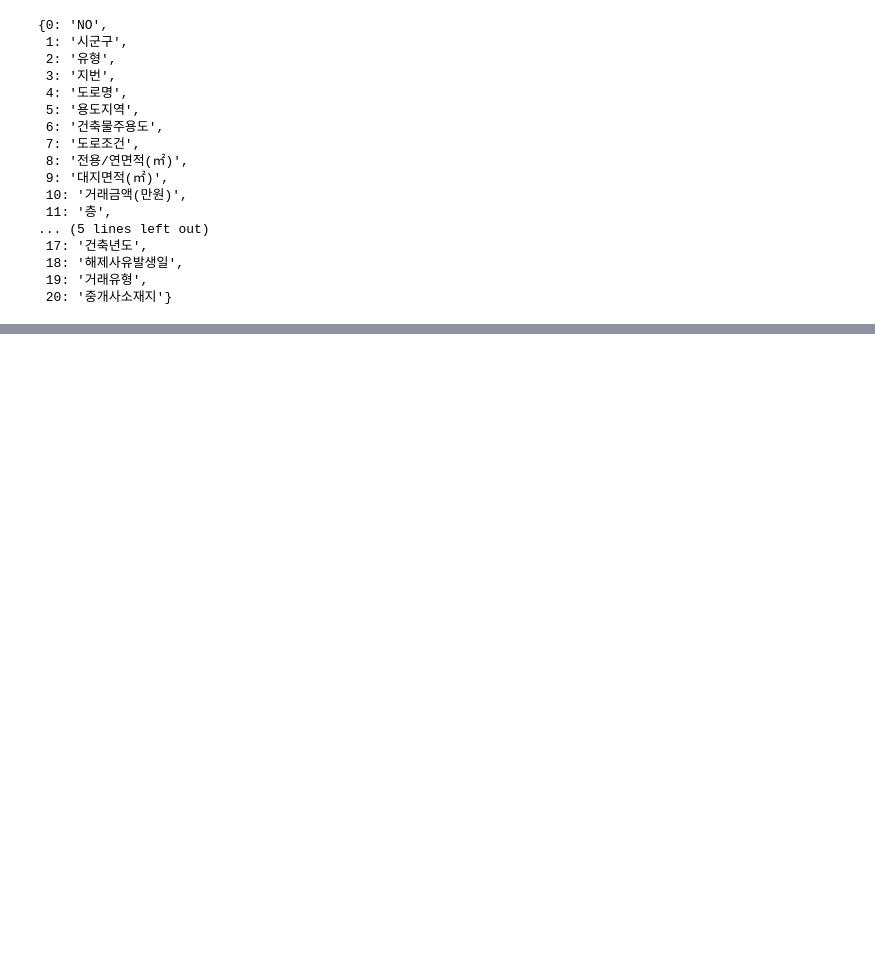
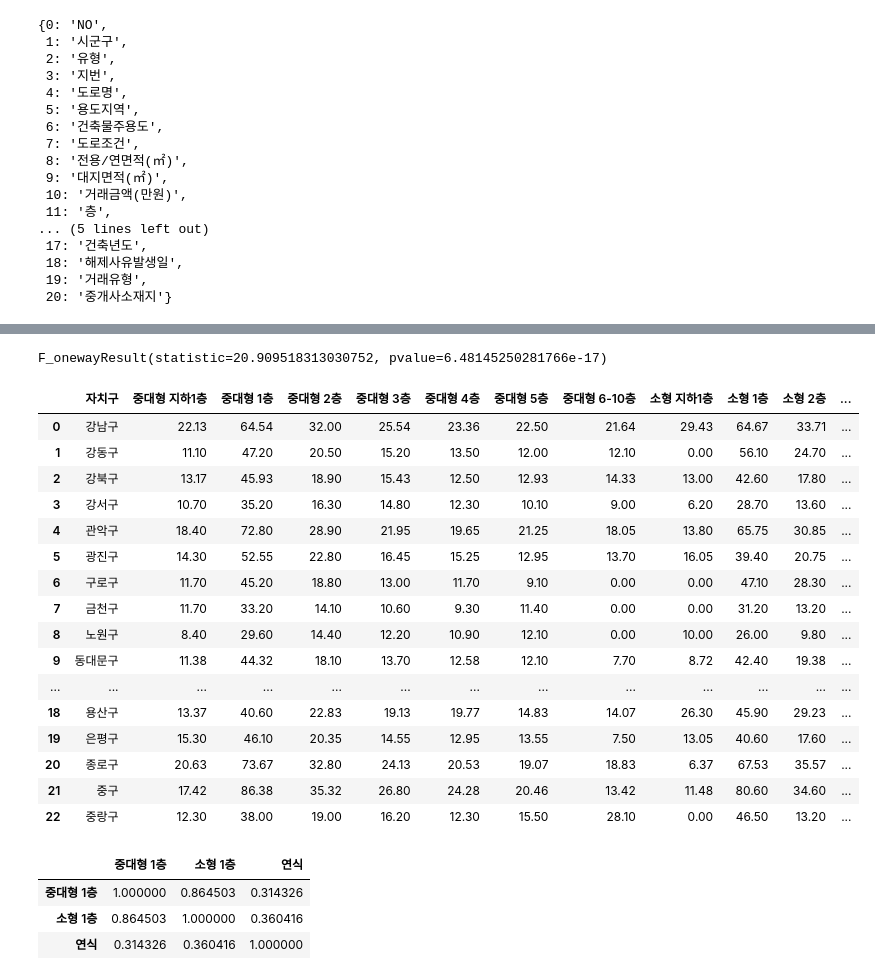
Before and after one commit to sangilhwang/downtown_walk, a Jupyter notebook: 건물연식 분석/건물연식 분석.ipynb, the cells around one changed output, grey strips where cells are left out. Saved outputs shown, nothing was run; the diff lists cells and outputs as text; code cells hidden in the pictures; blank space fills up the shorter version.

```diff
--- a/건물연식 분석/건물연식 분석.ipynb
+++ b/건물연식 분석/건물연식 분석.ipynb
@@ -77,0 +178,28 @@ transaction_df.head().iloc[:, ]
+# %%
+stats.f_oneway(transaction_df2['연식'].loc[transaction_df2['자치구'] == '성동구'],
+               transaction_df2['연식'].loc[transaction_df2['자치구'] == '종로구'],
+               transaction_df2['연식'].loc[transaction_df2['자치구'] == '중구'],
+               transaction_df2['연식'].loc[transaction_df2['자치구'] == '용산구'],
+               transaction_df2['연식'].loc[transaction_df2['자치구'] == '광진구'],
+               transaction_df2['연식'].loc[transaction_df2['자치구'] == '동대문구'],
+               transaction_df2['연식'].loc[transaction_df2['자치구'] == '중랑구'],
+               transaction_df2['연식'].loc[transaction_df2['자치구'] == '성북구'],
+               transaction_df2['연식'].loc[transaction_df2['자치구'] == '강북구'],
+               transaction_df2['연식'].loc[transaction_df2['자치구'] == '도봉구'],
+               transaction_df2['연식'].loc[transaction_df2['자치구'] == '노원구'],
+               transaction_df2['연식'].loc[transaction_df2['자치구'] == '은평구'],
+               transaction_df2['연식'].loc[transaction_df2['자치구'] == '서대문구'],
+               transaction_df2['연식'].loc[transaction_df2['자치구'] == '마포구'],
+               transaction_df2['연식'].loc[transaction_df2['자치구'] == '양천구'],
+               transaction_df2['연식'].loc[transaction_df2['자치구'] == '강서구'],
+               transaction_df2['연식'].loc[transaction_df2['자치구'] == '구로구'],
+               transaction_df2['연식'].loc[transaction_df2['자치구'] == '금천구'],
+               transaction_df2['연식'].loc[transaction_df2['자치구'] == '영등포구'],
+               transaction_df2['연식'].loc[transaction_df2['자치구'] == '송파구'],
+               transaction_df2['연식'].loc[transaction_df2['자치구'] == '동작구'],
+               transaction_df2['연식'].loc[transaction_df2['자치구'] == '관악구'],
+               transaction_df2['연식'].loc[transaction_df2['자치구'] == '서초구'],
+               transaction_df2['연식'].loc[transaction_df2['자치구'] == '강남구'],
+               transaction_df2['연식'].loc[transaction_df2['자치구'] == '강동구'])
+# %% [output]
+F_onewayResult(statistic=20.909518313030752, pvalue=6.48145250281766e-17)
@@ -77,0 +232,24 @@ transaction_df.head().iloc[:, ]
+# %%
+seoul_district = pd.read_csv("C:/Users/ITSC/Desktop/MiniPrj2/Git/Data/seoul_district.csv")
+# %%
+seoul_district = seoul_district.iloc[:, 1:]
+# %%
+seoul_district
+# %% [output]
+|  | 자치구 | 중대형 지하1층 | 중대형 1층 | 중대형 2층 | 중대형 3층 | 중대형 4층 | 중대형 5층 | 중대형 6-10층 | 소형 지하1층 | 소형 1층 | 소형 2층 | ... |
+| 0 | 강남구 | 22.13 | 64.54 | 32.00 | 25.54 | 23.36 | 22.50 | 21.64 | 29.43 | 64.67 | 33.71 | ... |
+| 1 | 강동구 | 11.10 | 47.20 | 20.50 | 15.20 | 13.50 | 12.00 | 12.10 | 0.00 | 56.10 | 24.70 | ... |
+| 2 | 강북구 | 13.17 | 45.93 | 18.90 | 15.43 | 12.50 | 12.93 | 14.33 | 13.00 | 42.60 | 17.80 | ... |
+| 3 | 강서구 | 10.70 | 35.20 | 16.30 | 14.80 | 12.30 | 10.10 | 9.00 | 6.20 | 28.70 | 13.60 | ... |
+| 4 | 관악구 | 18.40 | 72.80 | 28.90 | 21.95 | 19.65 | 21.25 | 18.05 | 13.80 | 65.75 | 30.85 | ... |
+| 5 | 광진구 | 14.30 | 52.55 | 22.80 | 16.45 | 15.25 | 12.95 | 13.70 | 16.05 | 39.40 | 20.75 | ... |
+| 6 | 구로구 | 11.70 | 45.20 | 18.80 | 13.00 | 11.70 | 9.10 | 0.00 | 0.00 | 47.10 | 28.30 | ... |
+| 7 | 금천구 | 11.70 | 33.20 | 14.10 | 10.60 | 9.30 | 11.40 | 0.00 | 0.00 | 31.20 | 13.20 | ... |
+| 8 | 노원구 | 8.40 | 29.60 | 14.40 | 12.20 | 10.90 | 12.10 | 0.00 | 10.00 | 26.00 | 9.80 | ... |
+| 9 | 동대문구 | 11.38 | 44.32 | 18.10 | 13.70 | 12.58 | 12.10 | 7.70 | 8.72 | 42.40 | 19.38 | ... |
+| ... | ... | ... | ... | ... | ... | ... | ... | ... | ... | ... | ... | ... |
+| 18 | 용산구 | 13.37 | 40.60 | 22.83 | 19.13 | 19.77 | 14.83 | 14.07 | 26.30 | 45.90 | 29.23 | ... |
+| 19 | 은평구 | 15.30 | 46.10 | 20.35 | 14.55 | 12.95 | 13.55 | 7.50 | 13.05 | 40.60 | 17.60 | ... |
+| 20 | 종로구 | 20.63 | 73.67 | 32.80 | 24.13 | 20.53 | 19.07 | 18.83 | 6.37 | 67.53 | 35.57 | ... |
+| 21 | 중구 | 17.42 | 86.38 | 35.32 | 26.80 | 24.28 | 20.46 | 13.42 | 11.48 | 80.60 | 34.60 | ... |
+| 22 | 중랑구 | 12.30 | 38.00 | 19.00 | 16.20 | 12.30 | 15.50 | 28.10 | 0.00 | 46.50 | 13.20 | ... |
@@ -77,0 +260,7 @@ transaction_df.head().iloc[:, ]
+# %%
+combined_df2.iloc[:, 1:].corr()
+# %% [output]
+|  | 중대형 1층 | 소형 1층 | 연식 |
+| 중대형 1층 | 1.000000 | 0.864503 | 0.314326 |
+| 소형 1층 | 0.864503 | 1.000000 | 0.360416 |
+| 연식 | 0.314326 | 0.360416 | 1.000000 |
```
Also changed, not shown: parts of 34 cells of this notebook, 4 other files.
